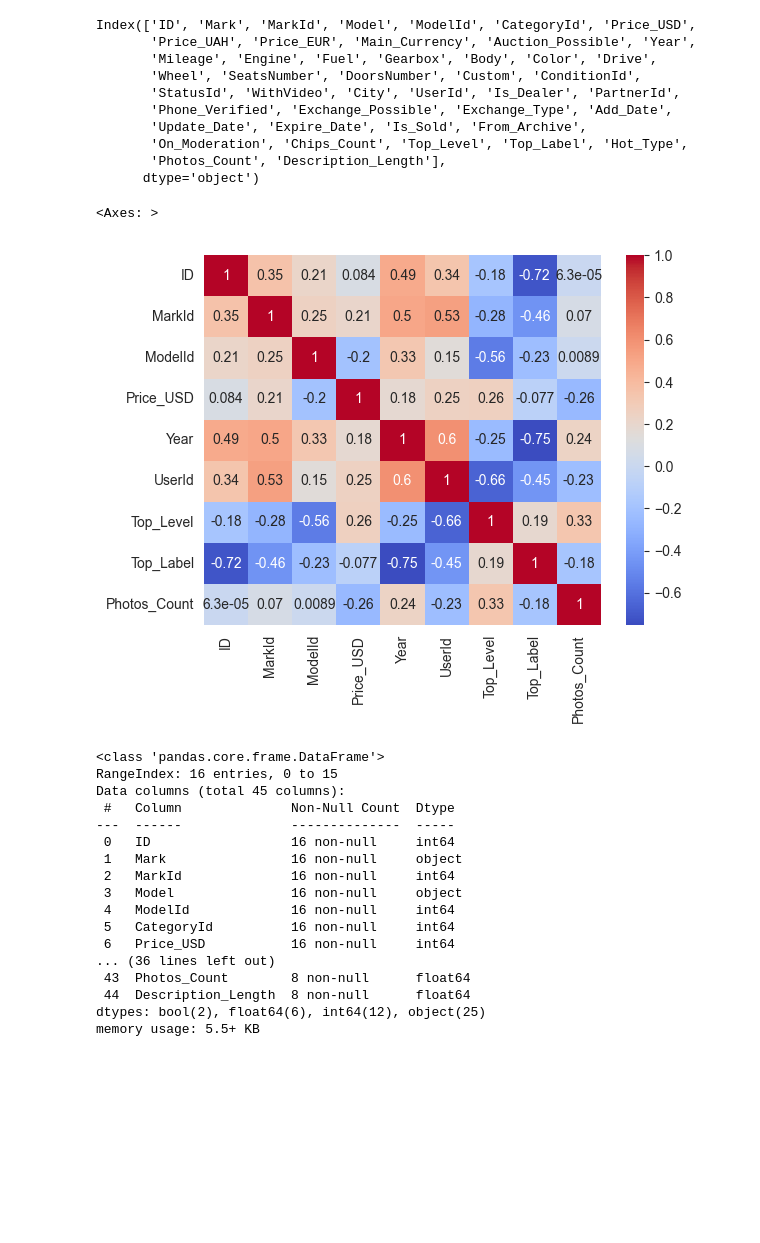
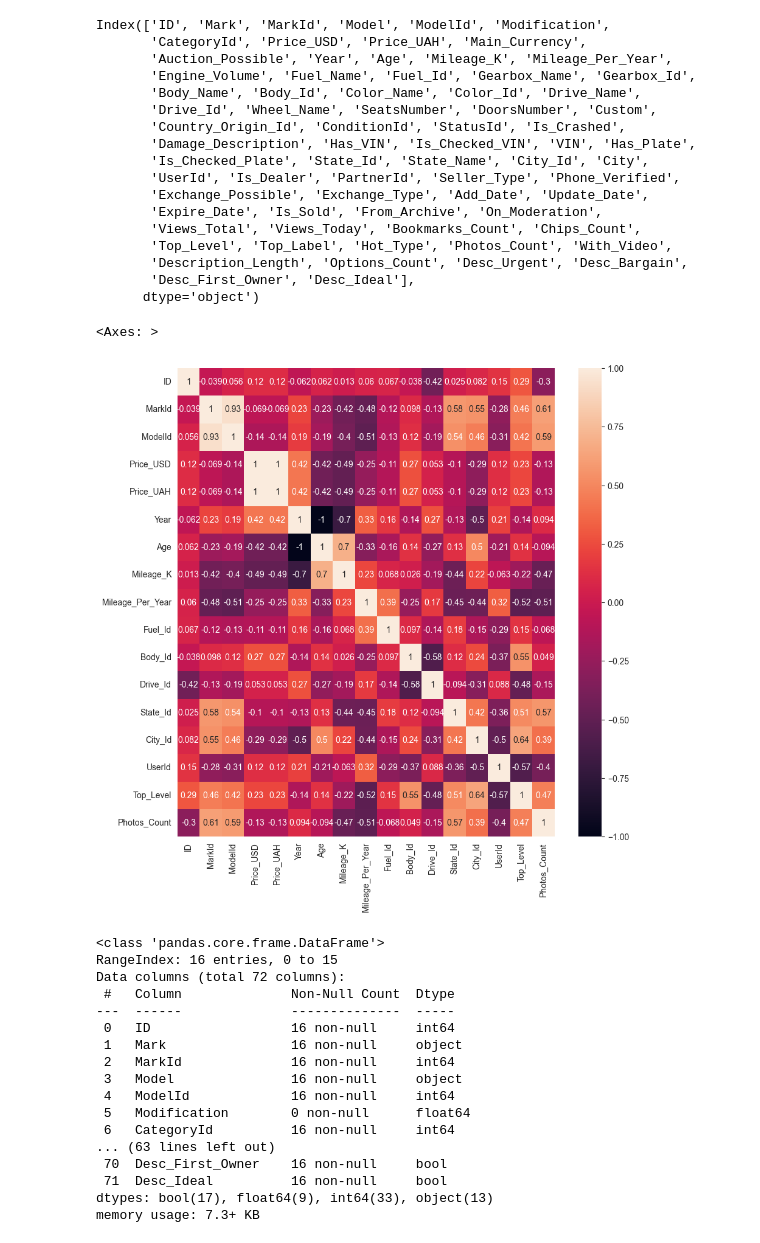
Before and after one commit to Chuchman-Dima/MarketScout, a Jupyter notebook: notebooks/test.ipynb, the cells around one changed output. Saved outputs shown, nothing was run; the diff lists cells and outputs as text; code cells hidden in the pictures; blank space fills up the shorter version.

```diff
--- a/notebooks/test.ipynb
+++ b/notebooks/test.ipynb
@@ -4,7 +4,7 @@ import numpy as np
 import seaborn as sns
 import matplotlib.pyplot as plt
 # %%
-df = pd.read_csv("../data/new_cars_dataset.csv")
+df = pd.read_csv("../data/new_cars_dataset_2.csv")
 # %%
 df
 # %% [output]
@@ -29,37 +29,45 @@ df
 # %%
 df.columns
 # %% [output]
-Index(['ID', 'Mark', 'MarkId', 'Model', 'ModelId', 'CategoryId', 'Price_USD',
-       'Price_UAH', 'Price_EUR', 'Main_Currency', 'Auction_Possible', 'Year',
-       'Mileage', 'Engine', 'Fuel', 'Gearbox', 'Body', 'Color', 'Drive',
-       'Wheel', 'SeatsNumber', 'DoorsNumber', 'Custom', 'ConditionId',
-       'StatusId', 'WithVideo', 'City', 'UserId', 'Is_Dealer', 'PartnerId',
-       'Phone_Verified', 'Exchange_Possible', 'Exchange_Type', 'Add_Date',
-       'Update_Date', 'Expire_Date', 'Is_Sold', 'From_Archive',
-       'On_Moderation', 'Chips_Count', 'Top_Level', 'Top_Label', 'Hot_Type',
-       'Photos_Count', 'Description_Length'],
+Index(['ID', 'Mark', 'MarkId', 'Model', 'ModelId', 'Modification',
+       'CategoryId', 'Price_USD', 'Price_UAH', 'Main_Currency',
+       'Auction_Possible', 'Year', 'Age', 'Mileage_K', 'Mileage_Per_Year',
+       'Engine_Volume', 'Fuel_Name', 'Fuel_Id', 'Gearbox_Name', 'Gearbox_Id',
+       'Body_Name', 'Body_Id', 'Color_Name', 'Color_Id', 'Drive_Name',
+       'Drive_Id', 'Wheel_Name', 'SeatsNumber', 'DoorsNumber', 'Custom',
+       'Country_Origin_Id', 'ConditionId', 'StatusId', 'Is_Crashed',
+       'Damage_Description', 'Has_VIN', 'Is_Checked_VIN', 'VIN', 'Has_Plate',
+       'Is_Checked_Plate', 'State_Id', 'State_Name', 'City_Id', 'City',
+       'UserId', 'Is_Dealer', 'PartnerId', 'Seller_Type', 'Phone_Verified',
+       'Exchange_Possible', 'Exchange_Type', 'Add_Date', 'Update_Date',
+       'Expire_Date', 'Is_Sold', 'From_Archive', 'On_Moderation',
+       'Views_Total', 'Views_Today', 'Bookmarks_Count', 'Chips_Count',
+       'Top_Level', 'Top_Label', 'Hot_Type', 'Photos_Count', 'With_Video',
+       'Description_Length', 'Options_Count', 'Desc_Urgent', 'Desc_Bargain',
+       'Desc_First_Owner', 'Desc_Ideal'],
       dtype='object')
 # %%
 df_num = df.select_dtypes(include='number')
 
 # прибрати константні колонки
 df_num = df_num.loc[:, df_num.nunique() > 1]
 
 # заповнити NaN
 df_num = df_num.fillna(df_num.median())
 
 corr = df_num.corr()
 
-sns.heatmap(corr, annot=True, cmap='coolwarm')
+plt.figure(figsize = (10,10))
+sns.heatmap(corr, annot=True)
 # %% [output]
 <Axes: >
-[figure, old version]
+[figure, new version]
 # %%
 df.info()
 # %% [output]
 <class 'pandas.core.frame.DataFrame'>
 RangeIndex: 16 entries, 0 to 15
-Data columns (total 45 columns):
+Data columns (total 72 columns):
  #   Column              Non-Null Count  Dtype
 ---  ------              --------------  -----
  0   ID                  16 non-null     int64
@@ -67,13 +75,13 @@ Data columns (total 45 columns):
  2   MarkId              16 non-null     int64
  3   Model               16 non-null     object
  4   ModelId             16 non-null     int64
- 5   CategoryId          16 non-null     int64
- 6   Price_USD           16 non-null     int64
-... (36 lines left out)
- 43  Photos_Count        8 non-null      float64
- 44  Description_Length  8 non-null      float64
-dtypes: bool(2), float64(6), int64(12), object(25)
-memory usage: 5.5+ KB
+ 5   Modification        0 non-null      float64
+ 6   CategoryId          16 non-null     int64
+... (63 lines left out)
+ 70  Desc_First_Owner    16 non-null     bool
+ 71  Desc_Ideal          16 non-null     bool
+dtypes: bool(17), float64(9), int64(33), object(13)
+memory usage: 7.3+ KB
 # %%
 df2 = pd.read_csv("../data/new_cars_dataset_2.csv")
 # %%
```
Also changed, not shown: parts of 3 cells of this notebook, 1 other file.
